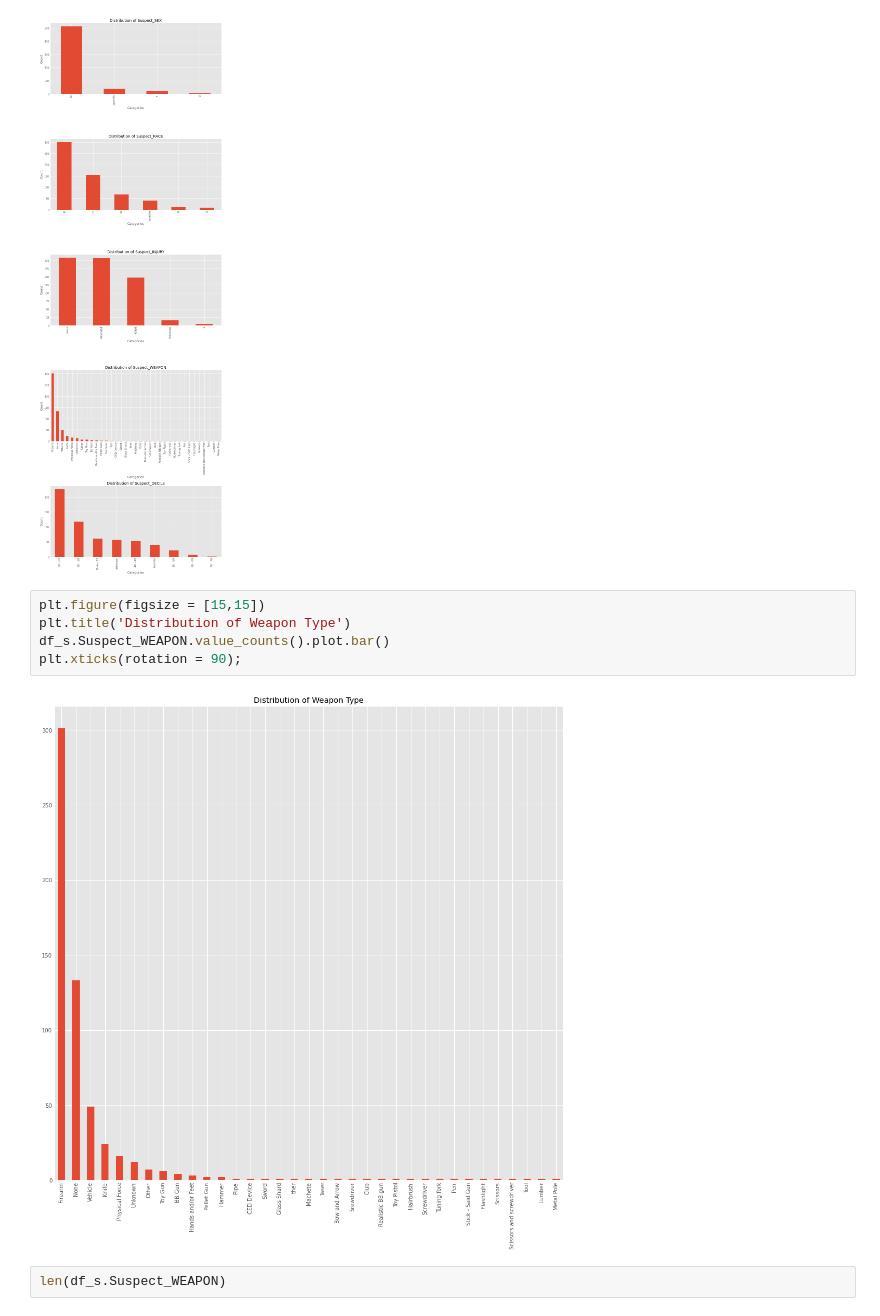
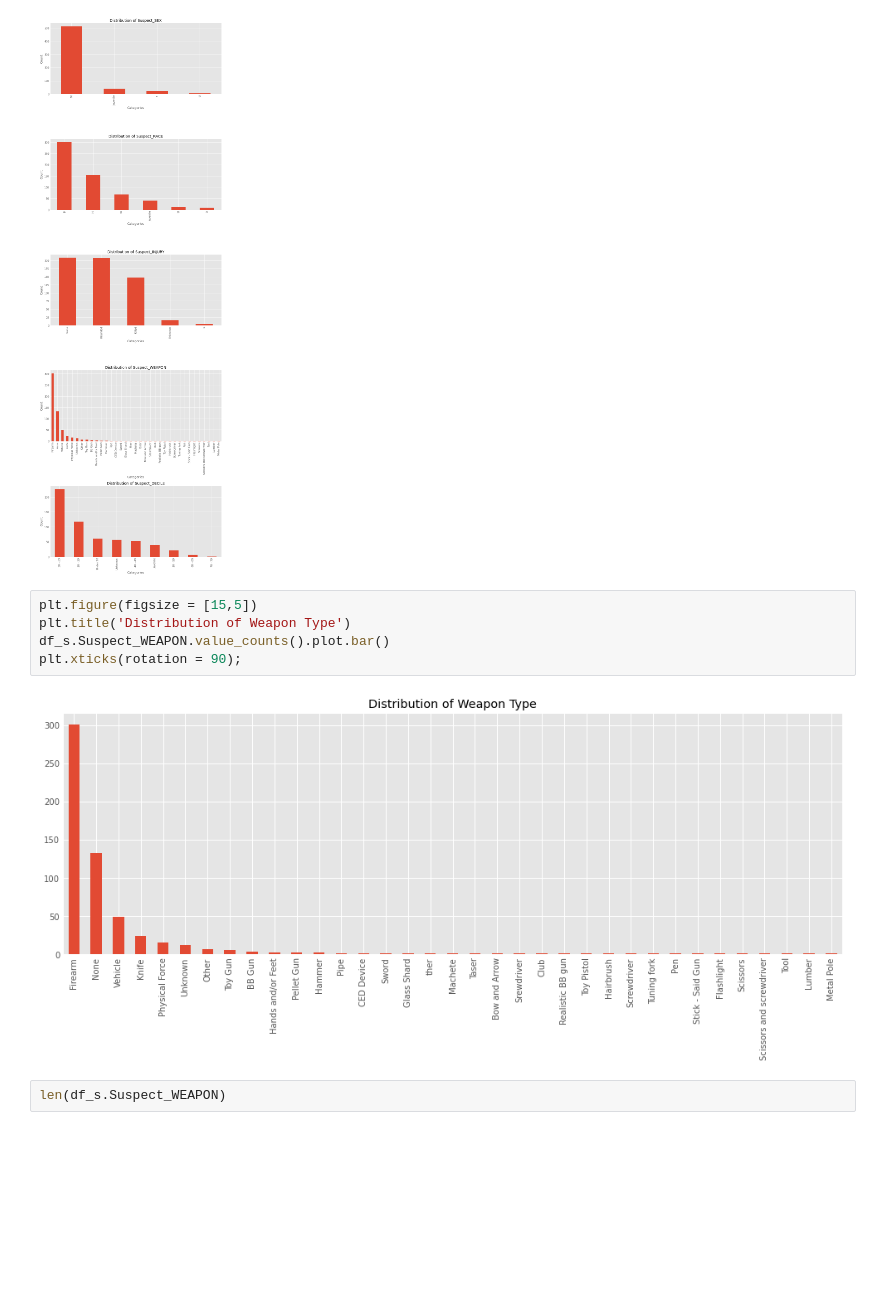
Before and after one commit to CjMullins87/DTD_Sandbox, a Jupyter notebook: Policing.ipynb, the cells around one changed output. Cells and saved outputs as stored; diff of their text form; blank space fills up the shorter version.

```diff
--- a/Policing.ipynb
+++ b/Policing.ipynb
@@ -560,12 +560,12 @@ fig.tight_layout()
 # %% [output]
 [figure]
 # %%
-plt.figure(figsize = [15,15])
+plt.figure(figsize = [15,5])
 plt.title('Distribution of Weapon Type')
 df_s.Suspect_WEAPON.value_counts().plot.bar()
 plt.xticks(rotation = 90);
 # %% [output]
-[figure, old version]
+[figure, new version]
 # %%
 len(df_s.Suspect_WEAPON)
 # %% [output]
```
Also changed, not shown: parts of 6 cells of this notebook.
